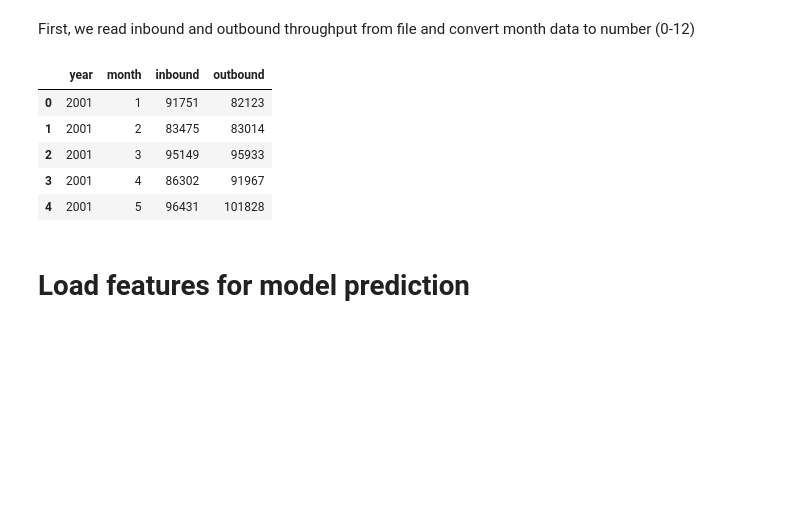
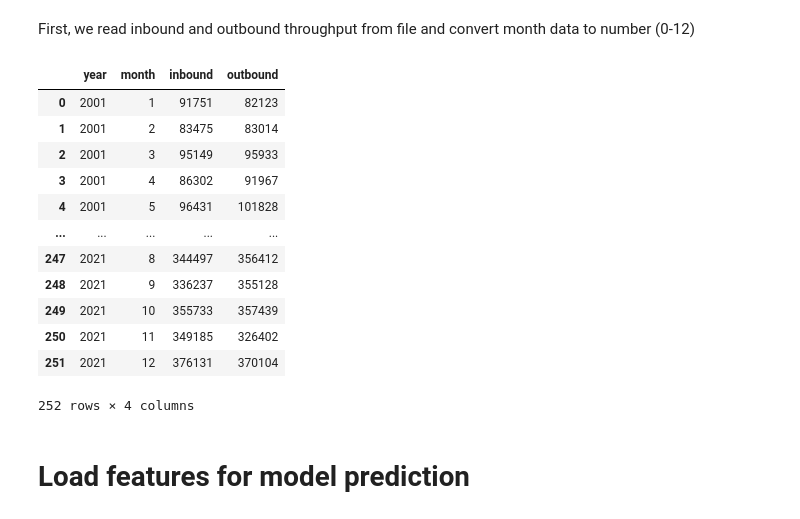
Before and after one commit to n-pitabread/container_forcast, a Jupyter notebook: container-throughput-forcast.ipynb, the cells around one changed output. Saved outputs shown, nothing was run; the diff lists cells and outputs as text; code cells hidden in the pictures; blank space fills up the shorter version.

```diff
--- a/container-throughput-forcast.ipynb
+++ b/container-throughput-forcast.ipynb
@@ -41,19 +41,26 @@ First, we read inbound and outbound throughput from file and convert month data
 # %%
 month_to_int = {'January':1, 'February':2, 'March':3, 'April':4, 'May':5,
 'June':6, 'July':7, 'August':8, 'September':9, 'October':10, 'November':11, 'December':12}
 
 
 labels_df = pd.read_csv("../input/thai-container-throughput/container_throughput_label.csv")
 labels_df['month'] = labels_df['month'].map(lambda x: month_to_int[x])
 
-labels_df.head()
+labels_df
 # %% [output]
 |  | year | month | inbound | outbound |
 | 0 | 2001 | 1 | 91751 | 82123 |
 | 1 | 2001 | 2 | 83475 | 83014 |
 | 2 | 2001 | 3 | 95149 | 95933 |
 | 3 | 2001 | 4 | 86302 | 91967 |
 | 4 | 2001 | 5 | 96431 | 101828 |
+| ... | ... | ... | ... | ... |
+| 247 | 2021 | 8 | 344497 | 356412 |
+| 248 | 2021 | 9 | 336237 | 355128 |
+| 249 | 2021 | 10 | 355733 | 357439 |
+| 250 | 2021 | 11 | 349185 | 326402 |
+| 251 | 2021 | 12 | 376131 | 370104 |
+252 rows × 4 columns
 # %% [markdown]
 # Load features for model prediction
 # %% [markdown]
```
Also changed, not shown: parts of 3 cells of this notebook.
